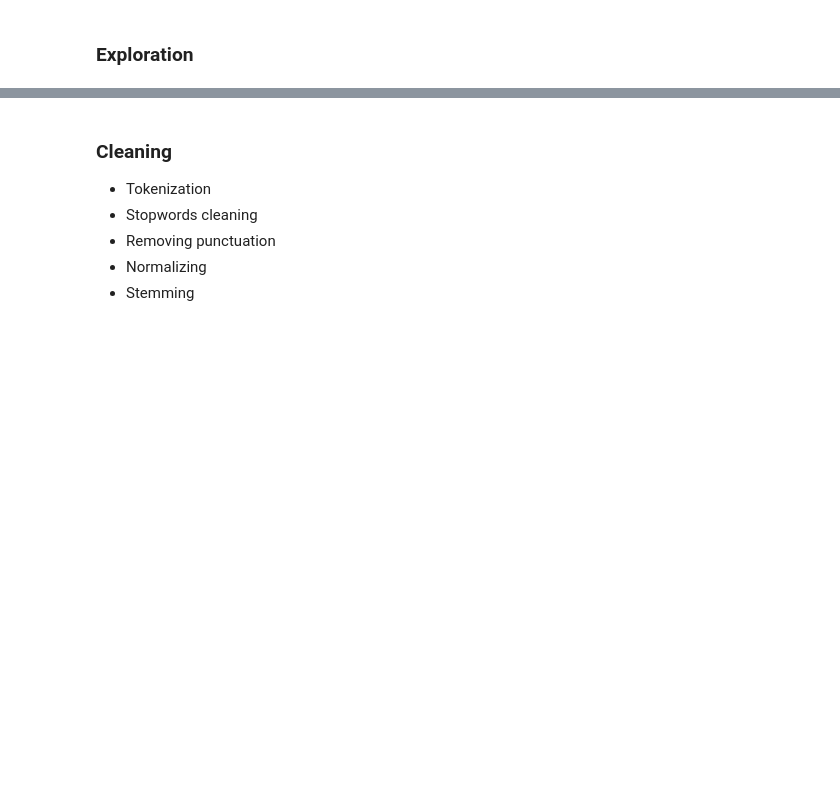
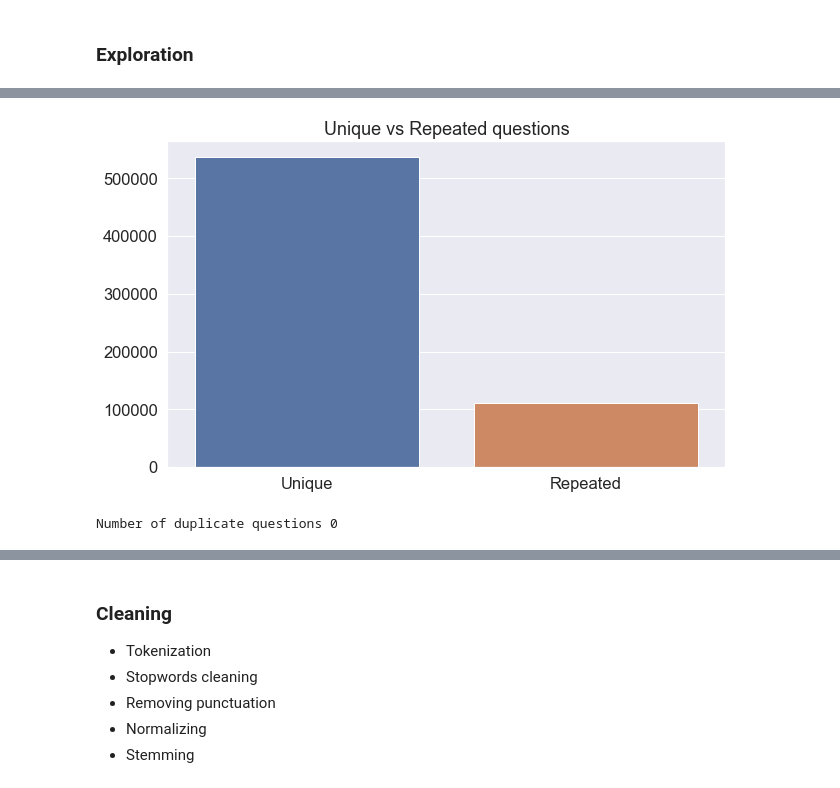
Before and after one commit to bennygodwin/mini-project-V, a Jupyter notebook: mini_project_V.ipynb, the cells around one changed output, grey strips where cells are left out. Drawn from its saved outputs; the diff is of its cells as text; code cells hidden in the pictures; blank space fills up the shorter version.

```diff
--- a/mini_project_V.ipynb
+++ b/mini_project_V.ipynb
@@ -26,0 +68,16 @@ There is no designated test.csv file. The train.csv file is the entire dataset.
+# %%
+x = ["Unique" , "Repeated"]
+y =  [unique_qs , qs_morethan_onetime]
+
+plt.figure(figsize=(10, 6))
+plt.title ("Unique vs Repeated questions")
+sns.barplot(x = x, y = y)
+plt.show()
+# %% [output]
+[figure, added]
+# %%
+# Checking whether there are any repeated pair of questions
+pair_duplicates = df[['qid1','qid2','is_duplicate']].groupby(['qid1','qid2']).count().reset_index()
+print ("Number of duplicate questions", (pair_duplicates).shape[0] - df.shape[0])
+# %% [output]
+Number of duplicate questions 0
```
Also changed, not shown: parts of 43 cells of this notebook, 1 other file.
